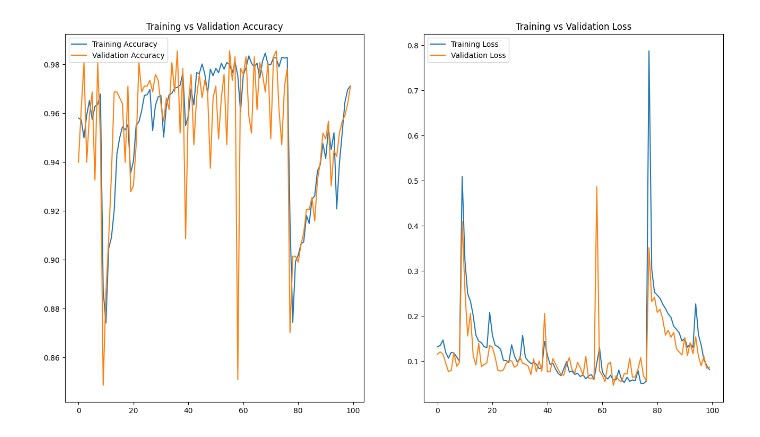
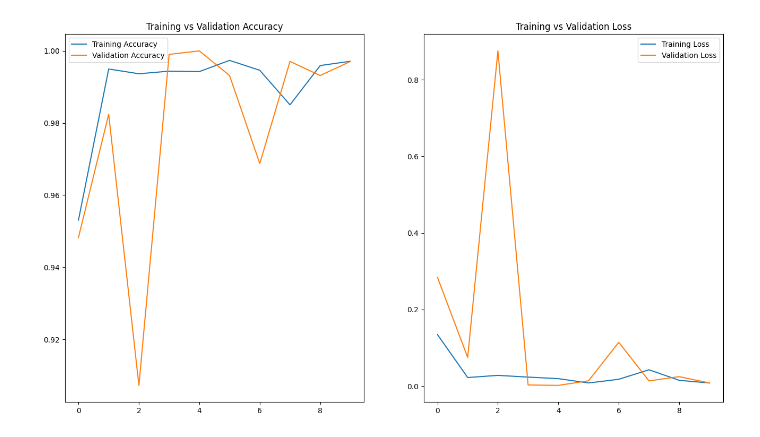
Before and after one commit to rohnsha0/SwasthAI, a Jupyter notebook: notebooks/image_seg.ipynb, the cells around one changed output. Saved outputs shown, nothing was run; the diff lists cells and outputs as text; code cells hidden in the pictures.

Commit message:
added model for image segmentation b/n xray, mri and other random pics

```diff
--- a/notebooks/image_seg.ipynb
+++ b/notebooks/image_seg.ipynb
@@ -13,7 +13,7 @@ rgbChannels= 3
 EPOCHS= 100
 # %%
 datasets= tf.keras.preprocessing.image_dataset_from_directory(
-    "TB_Chest_Radiography_Database",
+    "../datasets/image_segmentation/train/",
     seed= 123,
     shuffle= True,
     image_size= (imgSize, imgSize),
@@ -113,5 +113,5 @@ model.build(input_shape= inpShape)
 # %%
 model.compile(optimizer= 'adam', loss= tf.keras.losses.SparseCategoricalCrossentropy(from_logits= False), metrics= ['accuracy'])
 # %%
-history= model.fit(trainDS, validation_data= valDS, verbose= 1, epochs= 100)
+history= model.fit(trainDS, validation_data= valDS, verbose= 1, epochs= 10)
 # %% [output]
@@ -145,19 +148,19 @@ valLoss= history.history['val_loss']
 # %%
 plt.figure(figsize= (16, 9))
 plt.subplot(1, 2, 1)
-sns.lineplot(x= range(EPOCHS), y=acc, label= 'Training Accuracy')
+sns.lineplot(x= range(10), y=acc, label= 'Training Accuracy')
 plt.title('Training vs Validation Accuracy')
-sns.lineplot(x= range(EPOCHS), y=valAccuracy, label= 'Validation Accuracy')
+sns.lineplot(x= range(10), y=valAccuracy, label= 'Validation Accuracy')
 plt.legend()
 
 plt.subplot(1, 2, 2)
-sns.lineplot(x= range(EPOCHS), y=loss, label= 'Training Loss')
+sns.lineplot(x= range(10), y=loss, label= 'Training Loss')
 plt.title('Training vs Validation Loss')
-sns.lineplot(x= range(EPOCHS), y=valLoss, label= 'Validation Loss')
+sns.lineplot(x= range(10), y=valLoss, label= 'Validation Loss')
 plt.legend()
 plt.show()
 # %% [output]
-[figure, old version]
+[figure, new version]
 # %%
 def predFunc(model, img):
     imgArray= tf.keras.preprocessing.image.img_to_array(images[i].numpy())
```
Also changed, not shown: parts of 8 cells of this notebook, 1 other file.
